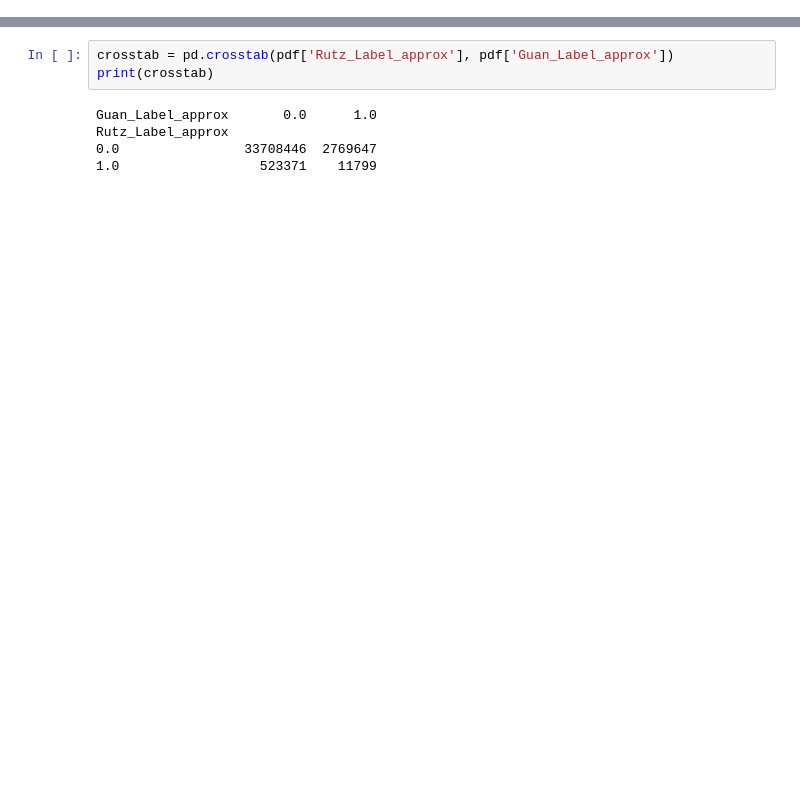
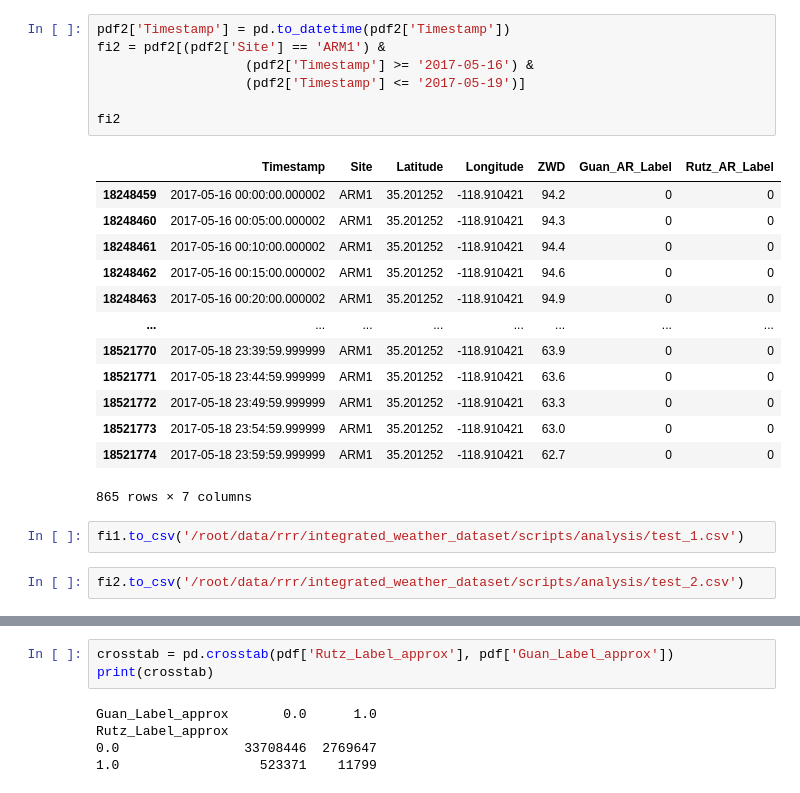
Before and after one commit to rohithreddy0087/integrated_weather_dataset, a Jupyter notebook: scripts/analysis/labels_coherence.ipynb, the cells around one changed output, grey strips where cells are left out. Cells and saved outputs as stored; diff of their text form; blank space fills up the shorter version.

```diff
--- a/scripts/analysis/labels_coherence.ipynb
+++ b/scripts/analysis/labels_coherence.ipynb
@@ -103,0 +55,25 @@ plt.show()
+# %%
+pdf2['Timestamp'] = pd.to_datetime(pdf2['Timestamp'])
+fi2 = pdf2[(pdf2['Site'] == 'ARM1') &
+                   (pdf2['Timestamp'] >= '2017-05-16') &
+                   (pdf2['Timestamp'] <= '2017-05-19')]
+
+fi2
+# %% [output]
+|  | Timestamp | Site | Latitude | Longitude | ZWD | Guan_AR_Label | Rutz_AR_Label |
+| 18248459 | 2017-05-16 00:00:00.000002 | ARM1 | 35.201252 | -118.910421 | 94.2 | 0 | 0 |
+| 18248460 | 2017-05-16 00:05:00.000002 | ARM1 | 35.201252 | -118.910421 | 94.3 | 0 | 0 |
+| 18248461 | 2017-05-16 00:10:00.000002 | ARM1 | 35.201252 | -118.910421 | 94.4 | 0 | 0 |
+| 18248462 | 2017-05-16 00:15:00.000002 | ARM1 | 35.201252 | -118.910421 | 94.6 | 0 | 0 |
+| 18248463 | 2017-05-16 00:20:00.000002 | ARM1 | 35.201252 | -118.910421 | 94.9 | 0 | 0 |
+| ... | ... | ... | ... | ... | ... | ... | ... |
+| 18521770 | 2017-05-18 23:39:59.999999 | ARM1 | 35.201252 | -118.910421 | 63.9 | 0 | 0 |
+| 18521771 | 2017-05-18 23:44:59.999999 | ARM1 | 35.201252 | -118.910421 | 63.6 | 0 | 0 |
+| 18521772 | 2017-05-18 23:49:59.999999 | ARM1 | 35.201252 | -118.910421 | 63.3 | 0 | 0 |
+| 18521773 | 2017-05-18 23:54:59.999999 | ARM1 | 35.201252 | -118.910421 | 63.0 | 0 | 0 |
+| 18521774 | 2017-05-18 23:59:59.999999 | ARM1 | 35.201252 | -118.910421 | 62.7 | 0 | 0 |
+865 rows × 7 columns
+# %%
+fi1.to_csv('/root/data/rrr/integrated_weather_dataset/scripts/analysis/test_1.csv')
+# %%
+fi2.to_csv('/root/data/rrr/integrated_weather_dataset/scripts/analysis/test_2.csv')
```
Also changed, not shown: parts of 13 cells of this notebook, 9 other files.
